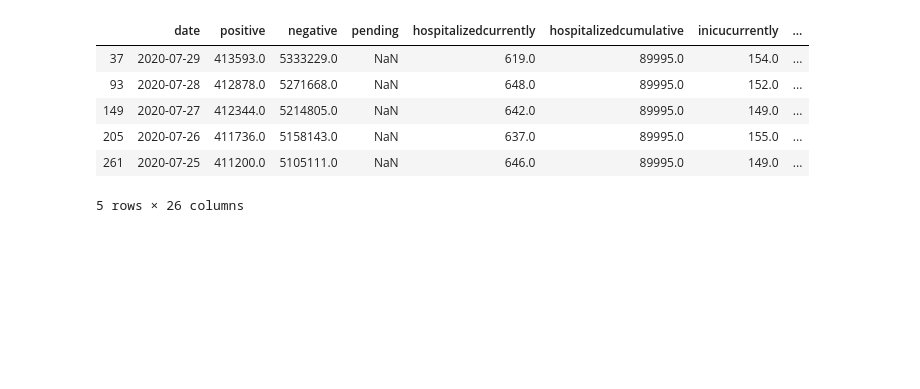
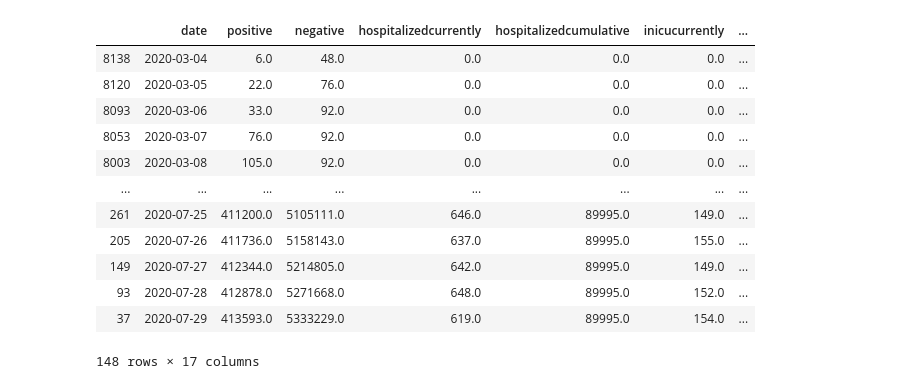
Before and after one commit to rishabhrshanbhag/Datathon-Northeastern-2020-Abdul-Yashvin-Rishabh, a Jupyter notebook: SIR model building tryouts/SIR_AR.ipynb, the cells around one changed output. Saved outputs shown, nothing was run; the diff lists cells and outputs as text; code cells hidden in the pictures; blank space fills up the shorter version.

```diff
--- a/SIR model building tryouts/SIR_AR.ipynb
+++ b/SIR model building tryouts/SIR_AR.ipynb
@@ -8,20 +9,28 @@ import lmfit
 covid_stats=pd.read_csv("../../covid-statistics-by-us-states-daily-updates.csv")
 # %%
 covid_stats=covid_stats[covid_stats.state=='NY']
-covid_stats=covid_stats.drop(['Unnamed: 0', 'posneg', 'hash', 'commercialscore', 'negativeregularscore',
+covid_stats=covid_stats.drop(['Unnamed: 0', 'posneg', 'pending', 'hash','commercialscore', 'negativeregularscore',
                              'negativescore', 'positivescore', 'grade', 'score','state','dataqualitygrade',
                               'lastupdateet', 'datemodified','checktimeet', 'datechecked', 'fips', 'hash',
                               'commercialscore','negativeregularscore', 'negativescore', 'positivescore',
-                              'score', 'grade'],
-                             axis=1)
-covid_stats.head()
+                              'score', 'grade','onventilatorcumulative','deathconfirmed','deathprobable',
+                             'inicucumulative','negativetestsviral','positivetestsviral', 'totaltestsviral',
+                              'positivecasesviral'],
+                             axis=1).sort_values('date')
-# %% [output]
-|  | date | positive | negative | pending | hospitalizedcurrently | hospitalizedcumulative | inicucurrently | ... |
-| 37 | 2020-07-29 | 413593.0 | 5333229.0 | NaN | 619.0 | 89995.0 | 154.0 | ... |
-| 93 | 2020-07-28 | 412878.0 | 5271668.0 | NaN | 648.0 | 89995.0 | 152.0 | ... |
-| 149 | 2020-07-27 | 412344.0 | 5214805.0 | NaN | 642.0 | 89995.0 | 149.0 | ... |
-| 205 | 2020-07-26 | 411736.0 | 5158143.0 | NaN | 637.0 | 89995.0 | 155.0 | ... |
-| 261 | 2020-07-25 | 411200.0 | 5105111.0 | NaN | 646.0 | 89995.0 | 149.0 | ... |
-5 rows × 26 columns
-# %%
-covid_stats = covid_stats.sort_values('date')
+# %%
+covid_stats = covid_stats.fillna(0)
+covid_stats
+# %% [output]
+|  | date | positive | negative | hospitalizedcurrently | hospitalizedcumulative | inicucurrently | ... |
+| 8138 | 2020-03-04 | 6.0 | 48.0 | 0.0 | 0.0 | 0.0 | ... |
+| 8120 | 2020-03-05 | 22.0 | 76.0 | 0.0 | 0.0 | 0.0 | ... |
+| 8093 | 2020-03-06 | 33.0 | 92.0 | 0.0 | 0.0 | 0.0 | ... |
+| 8053 | 2020-03-07 | 76.0 | 92.0 | 0.0 | 0.0 | 0.0 | ... |
+| 8003 | 2020-03-08 | 105.0 | 92.0 | 0.0 | 0.0 | 0.0 | ... |
+| ... | ... | ... | ... | ... | ... | ... | ... |
+| 261 | 2020-07-25 | 411200.0 | 5105111.0 | 646.0 | 89995.0 | 149.0 | ... |
+| 205 | 2020-07-26 | 411736.0 | 5158143.0 | 637.0 | 89995.0 | 155.0 | ... |
+| 149 | 2020-07-27 | 412344.0 | 5214805.0 | 642.0 | 89995.0 | 149.0 | ... |
+| 93 | 2020-07-28 | 412878.0 | 5271668.0 | 648.0 | 89995.0 | 152.0 | ... |
+| 37 | 2020-07-29 | 413593.0 | 5333229.0 | 619.0 | 89995.0 | 154.0 | ... |
+148 rows × 17 columns
```
Also changed, not shown: parts of 7 cells of this notebook.
